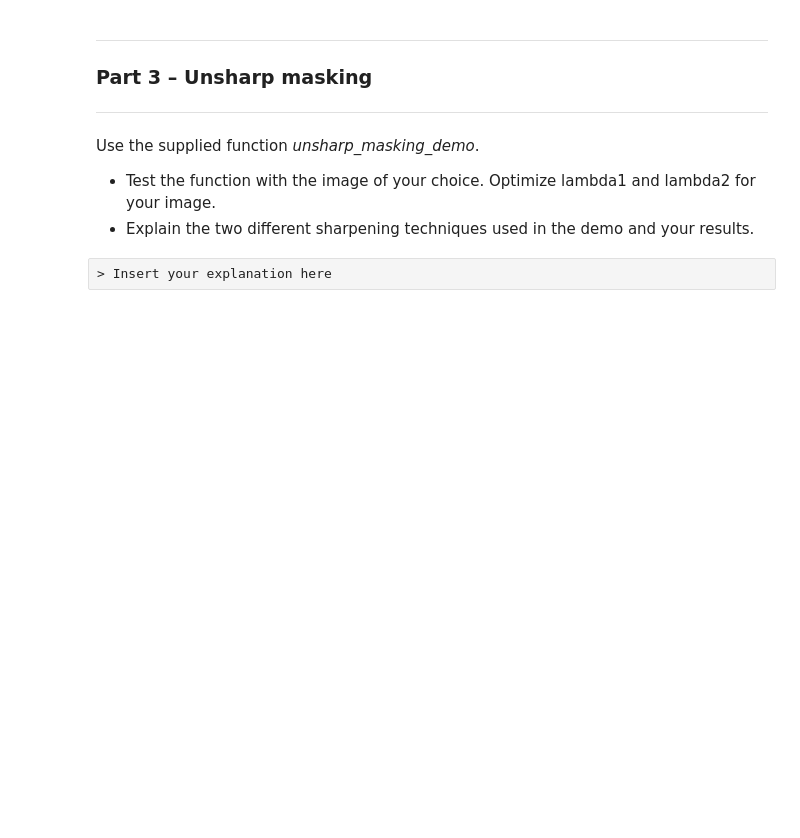
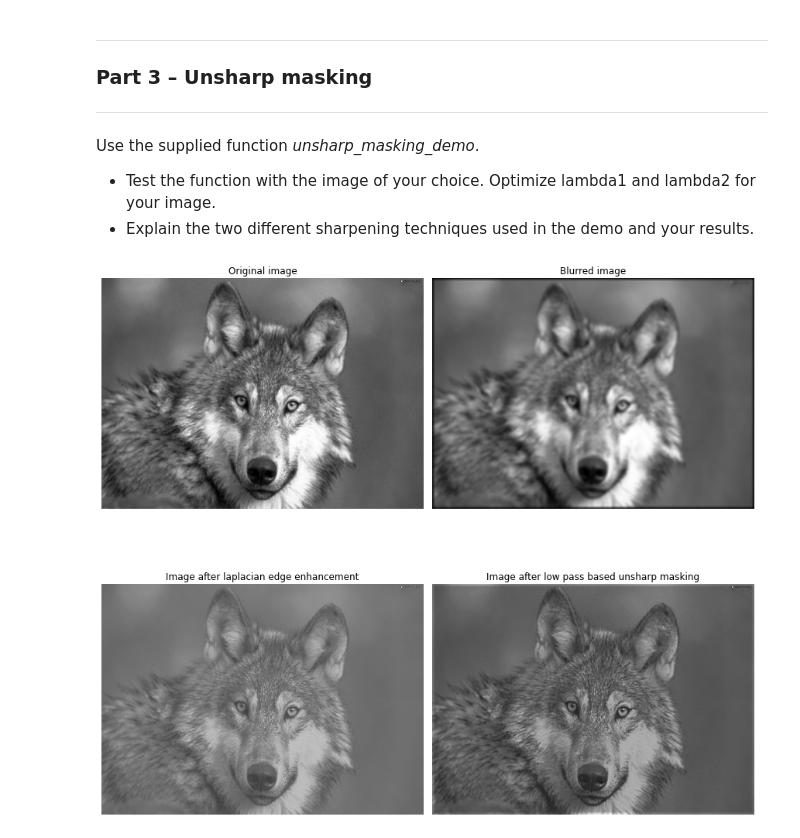
Before and after one commit to nadavschwalb/image_processing, a Jupyter notebook: Lab_4_student.ipynb, the cells around one changed output. Drawn from its saved outputs; the diff is of its cells as text; code cells hidden in the pictures; blank space fills up the shorter version.

```diff
--- a/Lab_4_student.ipynb
+++ b/Lab_4_student.ipynb
@@ -450,24 +488,26 @@ def unsharp_masking_demo(img):
     img_blurred = transform.resize(signal.convolve2d(img,blur_kernel),(img.shape[0],img.shape[1]))
 
     # Perform unsharp masking using Laplacian filter
-    lambda1=0.3; lambda2=1.2
-    img_laplace = cv2.Laplacian(img,cv2.CV_64F)
+    lambda1=0.3; lambda2=0.8
+    img_laplace = cv2.Laplacian(img,cv2.CV_32F)
     img_enhanced_edges = img-lambda1*img_laplace
 
     # Perform unsharp masking using the low pass filtered  image  with parameter lambda2.
     img_unsharp= img+lambda2*(img-img_blurred)
 
     # Display the results
-    fig, axes = plt.subplots(nrows=2, ncols=2, figsize=(8, 8))
+    fig, axes = plt.subplots(nrows=2, ncols=2, figsize=(12, 12))
     ax = axes.ravel()
-    ax[0].imshow(img, vmin=0,vmax=255,cmap='gray')
+    ax[0].imshow(img,cmap='gray')
     ax[0].set_title('Original image'), ax[0].axis('off')
-    ax[1].imshow(img_blurred,vmin=0,vmax=255, cmap='gray')
+    ax[1].imshow(img_blurred, cmap='gray')
     ax[1].set_title('Blurred image'), ax[1].axis('off')
-    ax[2].imshow(img_enhanced_edges, vmin=0,vmax=255, cmap='gray')
+    ax[2].imshow(img_enhanced_edges, cmap='gray')
     ax[2].set_title('Image after laplacian edge enhancement'), ax[2].axis('off')
-    ax[3].imshow(img_unsharp, vmin=0,vmax=255,cmap='gray')
+    ax[3].imshow(img_unsharp,cmap='gray')
     ax[3].set_title('Image after low pass based unsharp masking'), ax[3].axis('off')
     plt.tight_layout()
-# %% [raw]
-> Insert your explanation here
+# %%
+unsharp_masking_demo(wolf_image)
+# %% [output]
+[figure, added]
```
Also changed, not shown: parts of 12 cells of this notebook.
